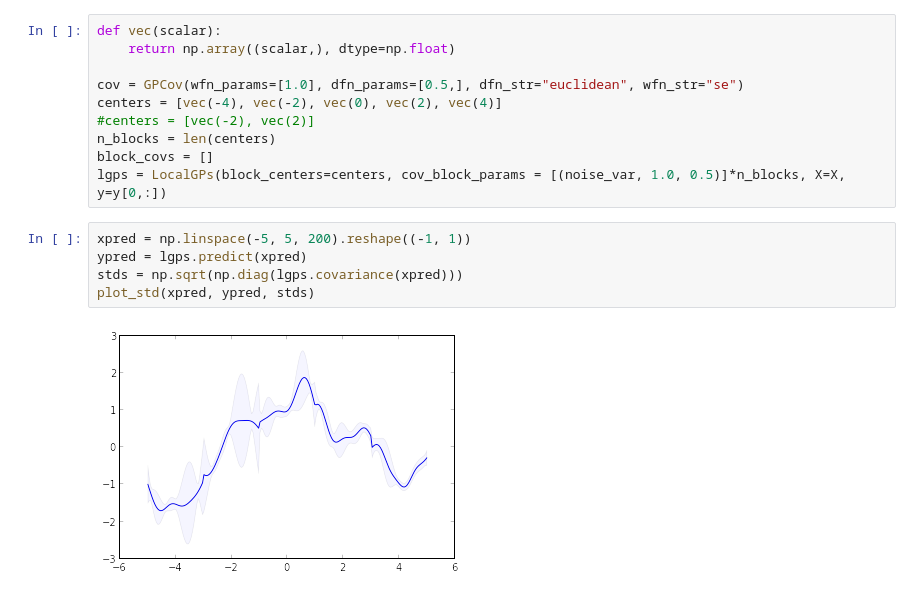
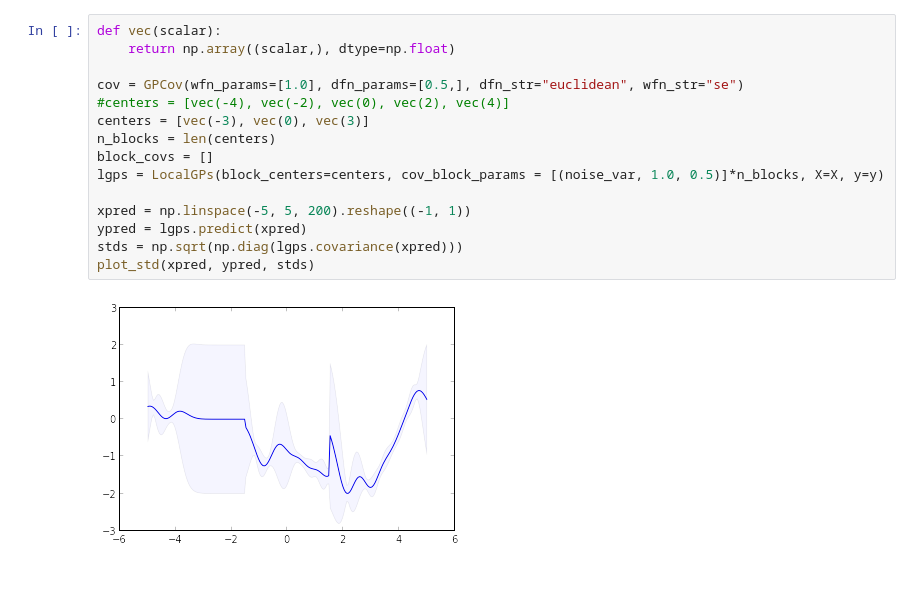
Before and after one commit to davmre/sigvisa, a Jupyter notebook: notebooks/gplvm_local.ipynb, the cells around one changed output. Saved outputs shown, nothing was run; the diff lists cells and outputs as text.

```diff
--- a/notebooks/gplvm_local.ipynb
+++ b/notebooks/gplvm_local.ipynb
@@ -54,17 +33,17 @@ for i in range(y.shape[0]):
 # %%
 def vec(scalar):
     return np.array((scalar,), dtype=np.float)
 
 cov = GPCov(wfn_params=[1.0], dfn_params=[0.5,], dfn_str="euclidean", wfn_str="se")
-centers = [vec(-4), vec(-2), vec(0), vec(2), vec(4)]
-#centers = [vec(-2), vec(2)]
+#centers = [vec(-4), vec(-2), vec(0), vec(2), vec(4)]
+centers = [vec(-3), vec(0), vec(3)]
 n_blocks = len(centers)
 block_covs = []
-lgps = LocalGPs(block_centers=centers, cov_block_params = [(noise_var, 1.0, 0.5)]*n_blocks, X=X, y=y[0,:])
+lgps = LocalGPs(block_centers=centers, cov_block_params = [(noise_var, 1.0, 0.5)]*n_blocks, X=X, y=y)
+
+xpred = np.linspace(-5, 5, 200).reshape((-1, 1))
+ypred = lgps.predict(xpred)
+stds = np.sqrt(np.diag(lgps.covariance(xpred)))
+plot_std(xpred, ypred, stds)
+# %% [output]
+[figure, added]
-# %%
-xpred = np.linspace(-5, 5, 200).reshape((-1, 1))
-ypred = lgps.predict(xpred)
-stds = np.sqrt(np.diag(lgps.covariance(xpred)))
-plot_std(xpred, ypred, stds)
-# %% [output]
-[figure, removed]
```
Also changed, not shown: parts of 19 cells of this notebook, 1 other file.
